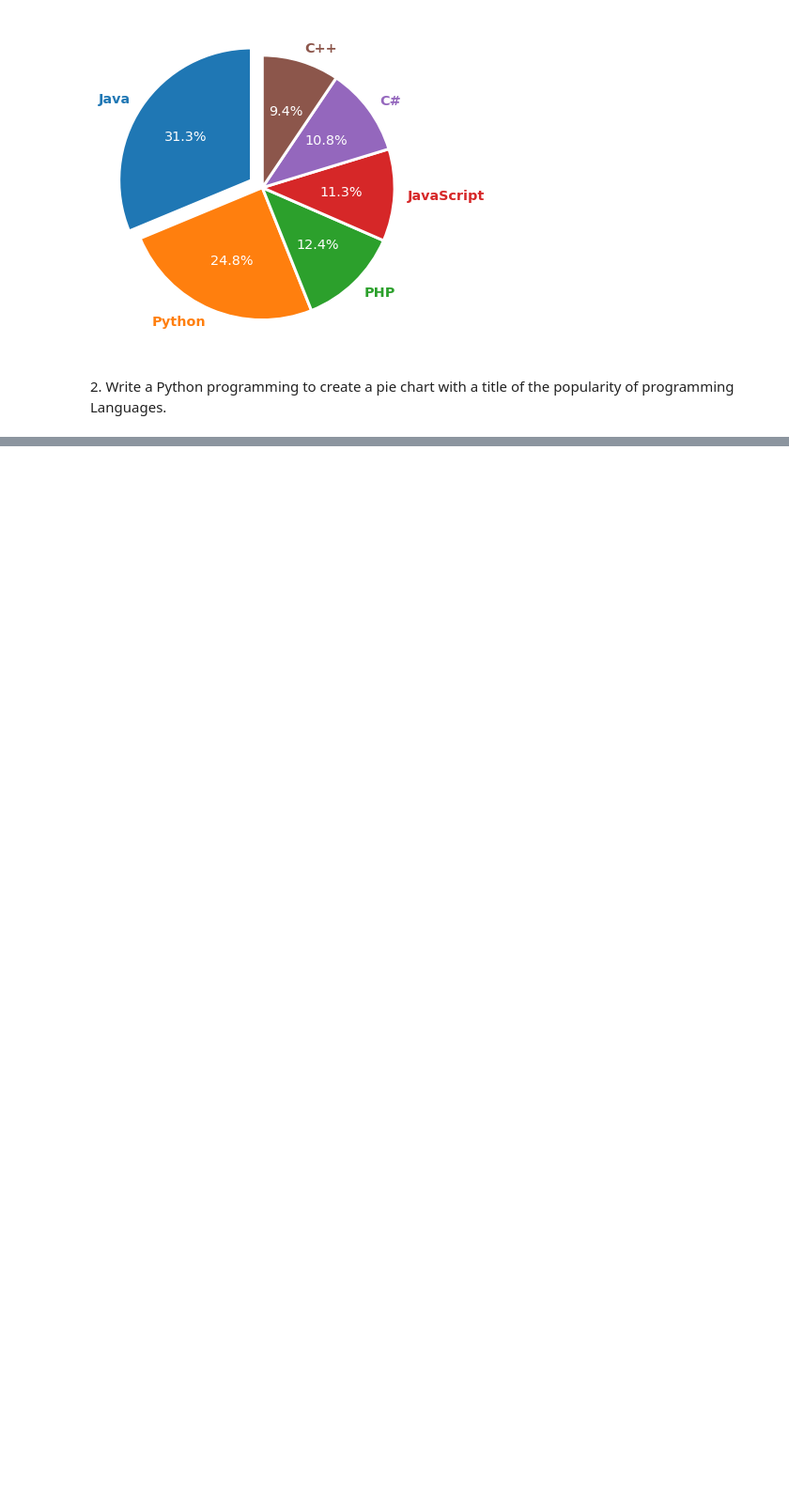
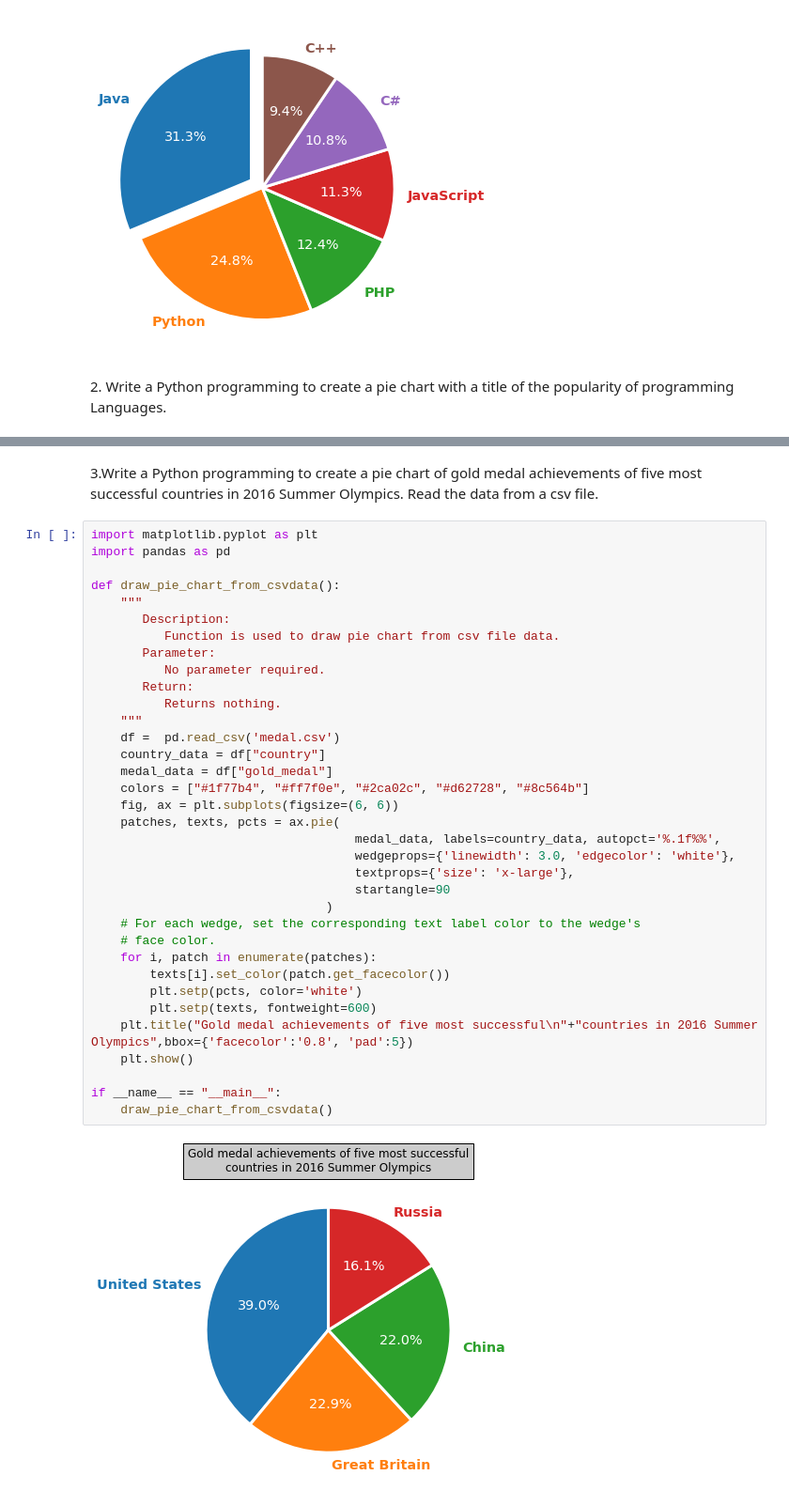
Before and after one commit to shaikhfarzana/Python-Libraries, a Jupyter notebook: Matplotlib_Piechart_Problems/Matplotlib_Piechart_Problems.ipynb, the cells around one changed output, grey strips where cells are left out. Shown: that part at 94% size. Saved outputs shown, nothing was run; the diff lists cells and outputs as text; blank space fills up the shorter version.

Commit message:
[Farzana] Add: Python program to create pie chart from csv file data.

```diff
--- a/Matplotlib_Piechart_Problems/Matplotlib_Piechart_Problems.ipynb
+++ b/Matplotlib_Piechart_Problems/Matplotlib_Piechart_Problems.ipynb
@@ -81,3 +80,42 @@ if __name__ == "__main__":
     draw_pie_chart()
 # %% [output]
 [figure]
+# %% [markdown]
+3.Write a Python programming to create a pie chart of gold medal achievements of five most successful countries in 2016 Summer Olympics. Read the data from a csv file.
+# %%
+import matplotlib.pyplot as plt
+import pandas as pd
+
+def draw_pie_chart_from_csvdata():
+    """
+       Description:
+          Function is used to draw pie chart from csv file data.
+       Parameter:
+          No parameter required.
+       Return:
+          Returns nothing.
+    """
+    df =  pd.read_csv('medal.csv')
+    country_data = df["country"]
+    medal_data = df["gold_medal"]
+    colors = ["#1f77b4", "#ff7f0e", "#2ca02c", "#d62728", "#8c564b"]
+    fig, ax = plt.subplots(figsize=(6, 6))
+    patches, texts, pcts = ax.pie(
+                                    medal_data, labels=country_data, autopct='%.1f%%',
+                                    wedgeprops={'linewidth': 3.0, 'edgecolor': 'white'},
+                                    textprops={'size': 'x-large'},
+                                    startangle=90
+                                )
+    # For each wedge, set the corresponding text label color to the wedge's
+    # face color.
+    for i, patch in enumerate(patches):
+        texts[i].set_color(patch.get_facecolor())
+        plt.setp(pcts, color='white')
+        plt.setp(texts, fontweight=600)
+    plt.title("Gold medal achievements of five most successful\n"+"countries in 2016 Summer Olympics",bbox={'facecolor':'0.8', 'pad':5})
+    plt.show()
+
+if __name__ == "__main__":
+    draw_pie_chart_from_csvdata()
+# %% [output]
+[figure, added]
```
Also changed, not shown: parts of 1 cell of this notebook.
